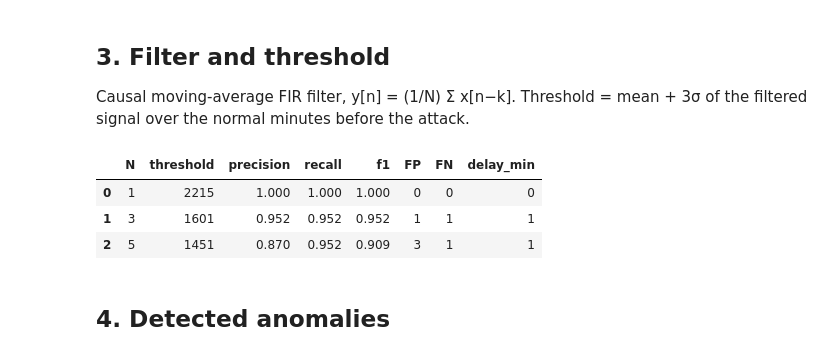
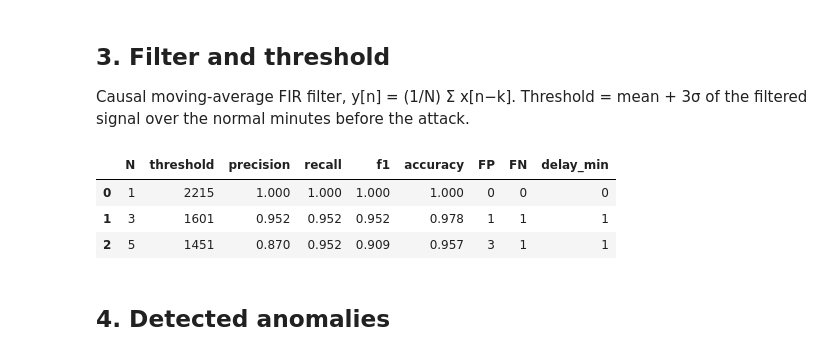
Before and after one commit to mithranivetha/network-anomaly-detection, a Jupyter notebook: notebooks/anomaly_detection_demo.ipynb, the cells around one changed output. Saved outputs shown, nothing was run; the diff lists cells and outputs as text; code cells hidden in the pictures.

```diff
--- a/notebooks/anomaly_detection_demo.ipynb
+++ b/notebooks/anomaly_detection_demo.ipynb
@@ -49,31 +49,34 @@ Causal moving-average FIR filter, y[n] = (1/N) Σ x[n−k]. Threshold = mean + 3
 # %%
 def causal_ma(x, N):
     return np.convolve(x, np.ones(N) / N)[:len(x)]
 
 def detect(x, N):
     s = causal_ma(x, N)
     base = s[N-1:start]                      # normal minutes only
     thr = base.mean() + 3 * base.std()
     return s, thr, s > thr
 
 x = flows.values.astype(float)
 rows = []
 for N in [1, 3, 5]:
     s, thr, pred = detect(x, N)
-    TP = (pred & y).sum(); FP = (pred & ~y).sum(); FN = (~pred & y).sum()
+    TP = (pred & y).sum(); FP = (pred & ~y).sum()
+    FN = (~pred & y).sum(); TN = (~pred & ~y).sum()      # new: TN
     p = TP / (TP + FP) if TP + FP else 0
     r = TP / (TP + FN)
     f = 2 * p * r / (p + r) if p + r else 0
+    acc = (TP + TN) / len(y)                              # new: accuracy
     first = int(np.argmax(pred[start:])) if pred[start:].any() else None
     rows.append(dict(N=N, threshold=round(thr), precision=round(p, 3), recall=round(r, 3),
-                     f1=round(f, 3), FP=int(FP), FN=int(FN), delay_min=first))
+                     f1=round(f, 3), accuracy=round(acc, 3),
+                     FP=int(FP), FN=int(FN), delay_min=first))
 results = pd.DataFrame(rows)
 results
 # %% [output]
-|  | N | threshold | precision | recall | f1 | FP | FN | delay_min |
-| 0 | 1 | 2215 | 1.000 | 1.000 | 1.000 | 0 | 0 | 0 |
-| 1 | 3 | 1601 | 0.952 | 0.952 | 0.952 | 1 | 1 | 1 |
-| 2 | 5 | 1451 | 0.870 | 0.952 | 0.909 | 3 | 1 | 1 |
+|  | N | threshold | precision | recall | f1 | accuracy | FP | FN | delay_min |
+| 0 | 1 | 2215 | 1.000 | 1.000 | 1.000 | 1.000 | 0 | 0 | 0 |
+| 1 | 3 | 1601 | 0.952 | 0.952 | 0.952 | 0.978 | 1 | 1 | 1 |
+| 2 | 5 | 1451 | 0.870 | 0.952 | 0.909 | 0.957 | 3 | 1 | 1 |
 # %% [markdown]
 ## 4. Detected anomalies
 # %%
```
